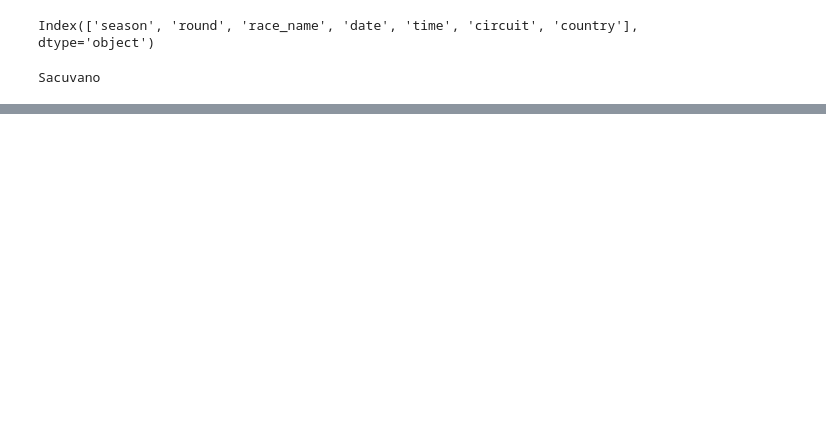
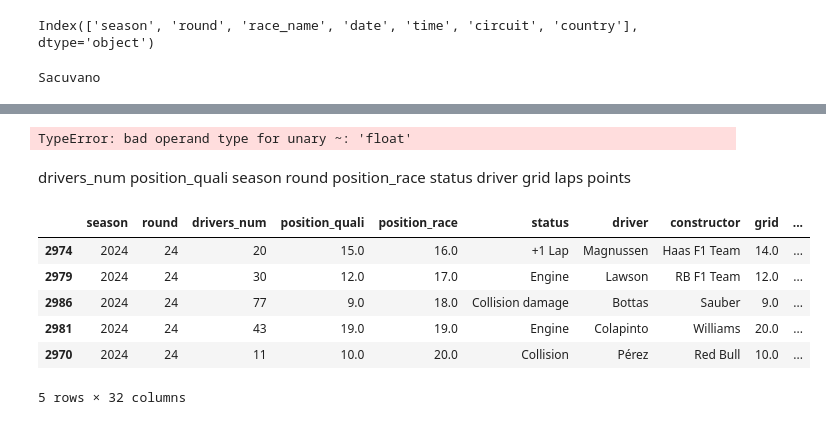
Before and after one commit to darijaaaa/Formula1, a Jupyter notebook: features.ipynb, the cells around one changed output, grey strips where cells are left out. Drawn from its saved outputs; the diff is of its cells as text; code cells hidden in the pictures; blank space fills up the shorter version.

```diff
--- a/features.ipynb
+++ b/features.ipynb
@@ -110,0 +298,49 @@ for i in range(len(trke)):
+# %%
+for broj in vozaci['permanentNumber']:
+    jedan_vozac = trke[trke['drivers_num'] == broj]
+
+    jedan_vozac = jedan_vozac.drop(['total_time_ms',
+                    'race_name', 'circuit', ' lap_length',
+                    ' number_of_laps', ' number_of_corners', ' pit_lane_time_loss',
+                    ' average_overtakes_per_circuit', ' average_pit_stops_per_race',
+                    'AirTemp', 'Humidity', 'Pressure', 'TrackTemp', 'WindSpeed', 'rain_bin',
+                    'wind_direction', 'is_sprint_weekend', 'constructor'], axis=1)
+
+    jedan_vozac = jedan_vozac.sort_values(by=['season', 'round'])
+    for i in range(5, len(jedan_vozac)):
+        last5 = jedan_vozac.iloc[i-5:i]
+        current_race = jedan_vozac.iloc[i]
+
+        # Force conversion to numeric (auto-handles strings that look like numbers)
+        last5 = last5.copy()
+        last5["position_race"] = pd.to_numeric(last5["position_race"], errors="coerce")
+        last5["position_quali"] = pd.to_numeric(last5["position_quali"], errors="coerce")
+
+
+
+        avg_position = last5["position_race"].astype(float).mean()
+        num_dnfs = (~last5["status"].str.contains("Finished|Lap")).sum()
+        gained_lost = (last5["grid"] - last5["position_race"]).astype(float)
+        avg_gained_lost = gained_lost.mean()
+
+
+        idx = jedan_vozac.index[i]
+        trke.loc[idx, 'avg_position_last5'] = avg_position
+        trke.loc[idx, 'num_dnfs_last5'] = num_dnfs
+        trke.loc[idx, 'avg_gained_lost_last5'] = avg_gained_lost
+# %% [output]
+TypeError: bad operand type for unary ~: 'float'
+# %% [markdown]
+drivers_num  position_quali season  round  position_race    status  driver  grid  laps  points
+# %%
+trke = trke.sort_values(by=['season', 'round', 'position_race'])
+# %%
+trke.tail()
+# %% [output]
+|  | season | round | drivers_num | position_quali | position_race | status | driver | constructor | grid | ... |
+| 2974 | 2024 | 24 | 20 | 15.0 | 16.0 | +1 Lap | Magnussen | Haas F1 Team | 14.0 | ... |
+| 2979 | 2024 | 24 | 30 | 12.0 | 17.0 | Engine | Lawson | RB F1 Team | 12.0 | ... |
+| 2986 | 2024 | 24 | 77 | 9.0 | 18.0 | Collision damage | Bottas | Sauber | 9.0 | ... |
+| 2981 | 2024 | 24 | 43 | 19.0 | 19.0 | Engine | Colapinto | Williams | 20.0 | ... |
+| 2970 | 2024 | 24 | 11 | 10.0 | 20.0 | Collision | Pérez | Red Bull | 10.0 | ... |
+5 rows × 32 columns
```
Also changed, not shown: parts of 49 cells of this notebook.
